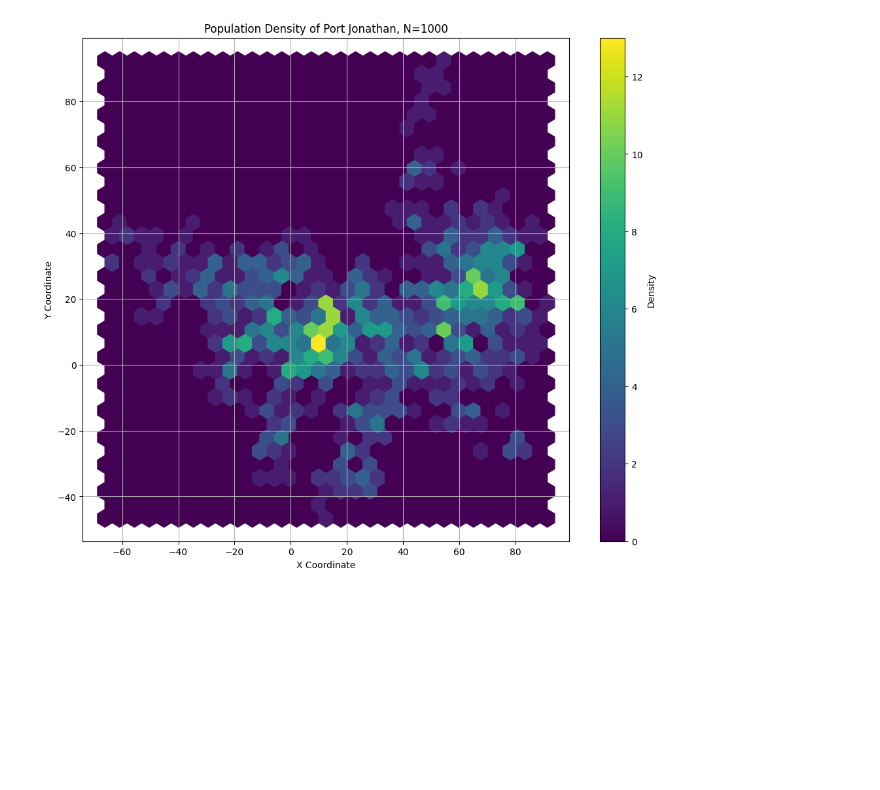
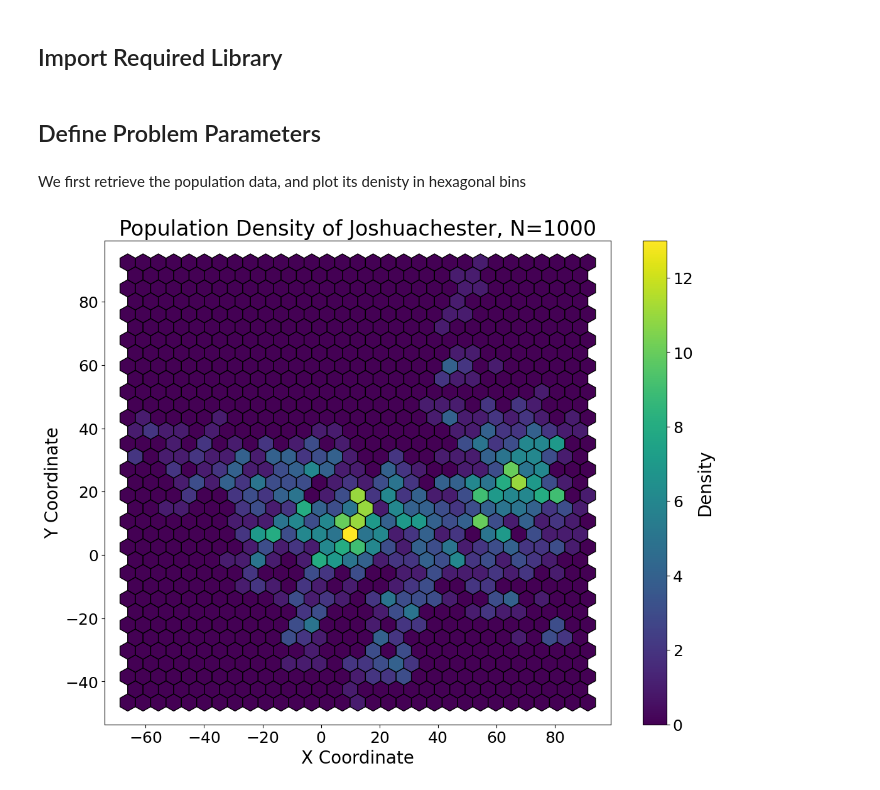
Before and after one commit to colinDietrich/hackaton_pasqal, a Jupyter notebook: SA_and_quantumMIS.ipynb, the cells around one changed output. Saved outputs shown, nothing was run; the diff lists cells and outputs as text; code cells hidden in the pictures; blank space fills up the shorter version.

```diff
--- a/SA_and_quantumMIS.ipynb
+++ b/SA_and_quantumMIS.ipynb
@@ -1,3 +30,5 @@
+# %% [markdown]
+## Import Required Library
 # %%
 import numpy as np
 import matplotlib.pyplot as plt
@@ -19,26 +45,32 @@ from pulser import Pulse, Sequence, Register
 from pulser.devices import AnalogDevice
 from pulser.waveforms import RampWaveform, ConstantWaveform
 from pulser.channels.dmm import DMM
+# %% [markdown]
+## Define Problem Parameters
+# %% [markdown]
+We first retrieve the population data, and plot its denisty in hexagonal bins
 # %%
 cities = ["Bradleymouth", "Brandonberg", "Hansenchester", "Joshuachester", "New Rebeccaberg", "North Carl", "North Christopherbury", "Port Jonathan", "Zacharyburgh", 'North Joshua']
-city_name = cities[7]
+# city 7 done
+city_name = cities[3]
 
 with open('./data/population_{}.json'.format(city_name), 'r') as json_file:
     data = json.load(json_file)
 
 params = data['info']
 x = np.array(data['x'])
 y = np.array(data['y'])
-plt.figure(figsize=(12, 10))
-plt.hexbin(x, y, gridsize=30, cmap='viridis')
-#plt.hist2d(x, y, bins=30, cmap='viridis')
-plt.colorbar(label='Density')
+plt.figure(figsize=(13, 10))
+plt.hexbin(x, y, gridsize=30, cmap='viridis', edgecolors='black')
+cbar = plt.colorbar(label='Density')
+cbar.set_label('Density', fontsize=20)
+cbar.ax.tick_params(labelsize=18)
 
 # Add titles and labels
-plt.title('Population Density of {}, N={}'.format(city_name, len(x)))
-plt.xlabel('X Coordinate')
-plt.ylabel('Y Coordinate')
-plt.grid(True)
+plt.title('Population Density of {}, N={}'.format(city_name, len(x)), fontsize=24)
+plt.xlabel('X Coordinate', fontsize=20)
+plt.ylabel('Y Coordinate', fontsize=20)
+plt.tick_params(axis='both', which='major', labelsize=18)
 plt.show()
 # %% [output]
-[figure, old version]
+[figure, new version]
```
Also changed, not shown: parts of 20 cells of this notebook, 6 other files.
